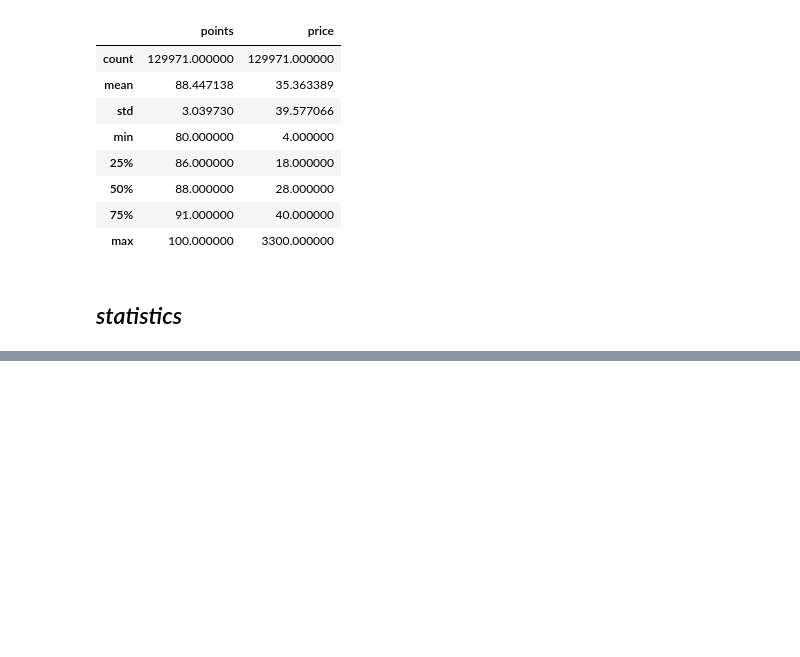
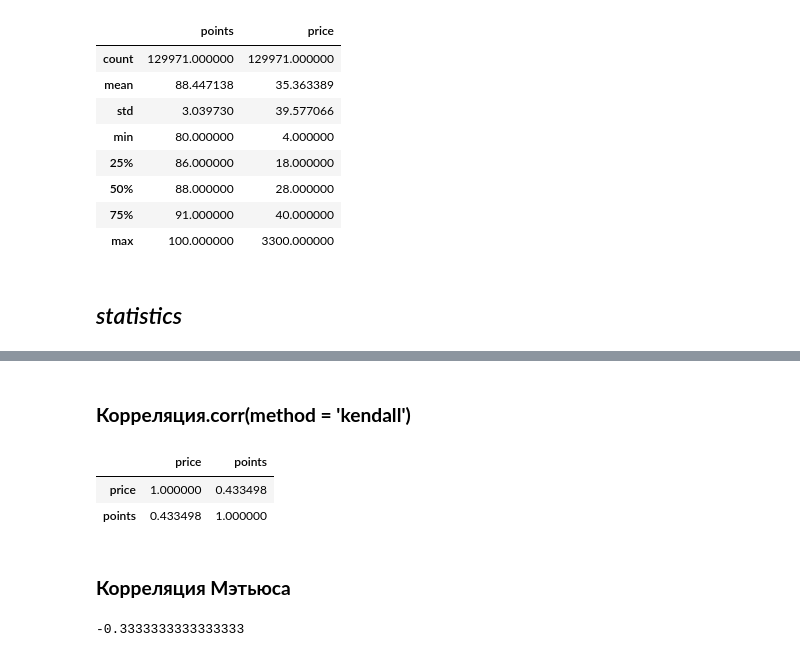
Before and after one commit to RDS2ML/3SF, a Jupyter notebook: EDA-2/statistics and correlation types.ipynb, the cells around one changed output, grey strips where cells are left out. Drawn from its saved outputs; the diff is of its cells as text; code cells hidden in the pictures; blank space fills up the shorter version.

```diff
--- a/EDA-2/statistics and correlation types.ipynb
+++ b/EDA-2/statistics and correlation types.ipynb
@@ -30,0 +100,19 @@ Python method wine price mean -  35.36
+# %% [markdown]
+### **Корреляция.corr(method = 'kendall')**
+# %%
+wine[['price', 'points']].corr(method='kendall')
+# %% [output]
+|  | price | points |
+| price | 1.000000 | 0.433498 |
+| points | 0.433498 | 1.000000 |
+# %% [markdown]
+### **Корреляция Мэтьюса**
+# %%
+from sklearn.metrics import matthews_corrcoef
+
+x = [+1, -1, +1, +1] # список значений признака х
+y = [+1, +1, +1, -1] # список значений признака y
+
+matthews_corrcoef(x, y) # рассчитаем коэффициент корреляции Мэтьюса
+# %% [output]
+-0.3333333333333333
```
Also changed, not shown: parts of 13 cells of this notebook, 1 other file.
